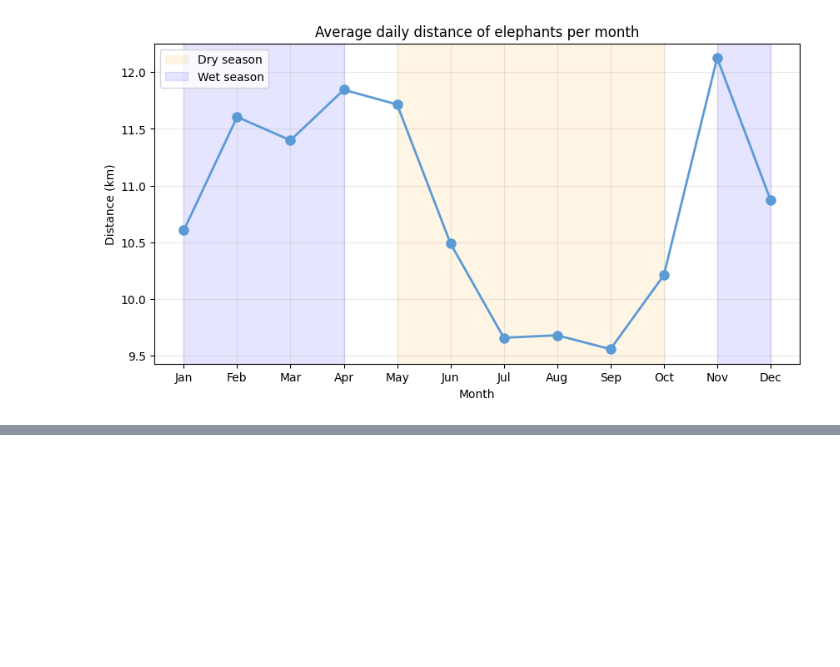
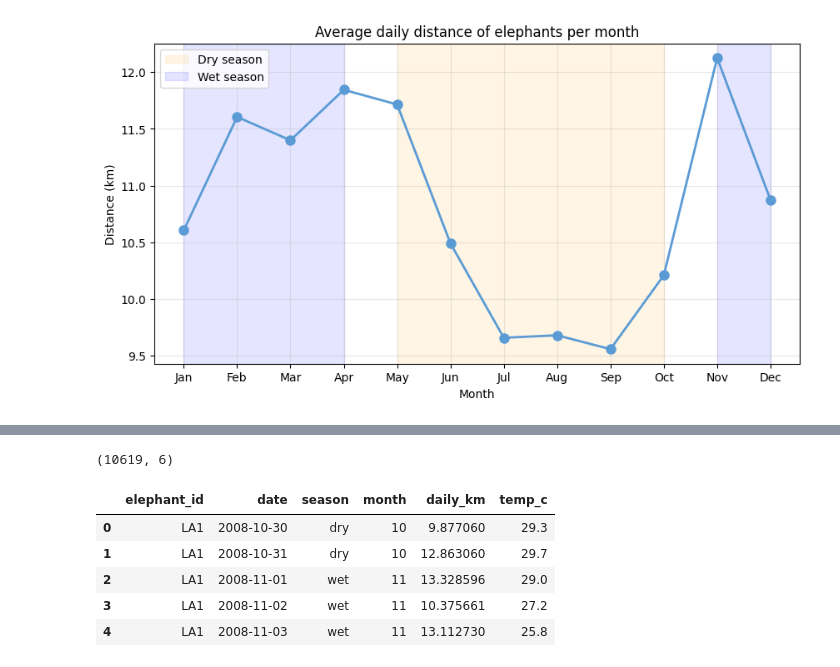
Before and after one commit to manuela1702/elephant_migration, a Jupyter notebook: elephant_migration.ipynb, the cells around one changed output, grey strips where cells are left out. Saved outputs shown, nothing was run; the diff lists cells and outputs as text; code cells hidden in the pictures; blank space fills up the shorter version.

Commit message:
Add temperature data from Open-Meteo API and merge with daily distances

```diff
--- a/elephant_migration.ipynb
+++ b/elephant_migration.ipynb
@@ -194,0 +207,24 @@ plt.show()
+# %%
+# Fetch historical temperature data for Etosha National Park
+# Open-Meteo is free, no API key required
+url = "https://archive-api.open-meteo.com/v1/archive"
+params = {
+    "latitude": -19.0,
+    "longitude": 15.7,
+    "start_date": "2008-01-01",
+    "end_date": "2014-12-31",
+    "daily": "temperature_2m_mean",
+    "timezone": "Africa/Windhoek"
+}
+
+response = requests.get(url, params=params)
+weather_data = response.json()
+
+# Convert to dataframe
+weather_df = pd.DataFrame({
+    'date': pd.to_datetime(weather_data['daily']['time']),
+    'temp_c': weather_data['daily']['temperature_2m_mean']
+})
+
+print(weather_df.shape)
+weather_df.head()
@@ -194,0 +239,19 @@ plt.show()
+# %%
+# Convert date column to same format so we can merge
+daily['date'] = pd.to_datetime(daily['date'])
+weather_df['date'] = pd.to_datetime(weather_df['date'])
+
+# Merge by date
+daily = daily.merge(weather_df, on='date', how='left')
+
+# Verify
+print(daily.shape)
+daily.head()
+# %% [output]
+(10619, 6)
+|  | elephant_id | date | season | month | daily_km | temp_c |
+| 0 | LA1 | 2008-10-30 | dry | 10 | 9.877060 | 29.3 |
+| 1 | LA1 | 2008-10-31 | dry | 10 | 12.863060 | 29.7 |
+| 2 | LA1 | 2008-11-01 | wet | 11 | 13.328596 | 29.0 |
+| 3 | LA1 | 2008-11-02 | wet | 11 | 10.375661 | 27.2 |
+| 4 | LA1 | 2008-11-03 | wet | 11 | 13.112730 | 25.8 |
```
Also changed, not shown: parts of 3 cells of this notebook.
